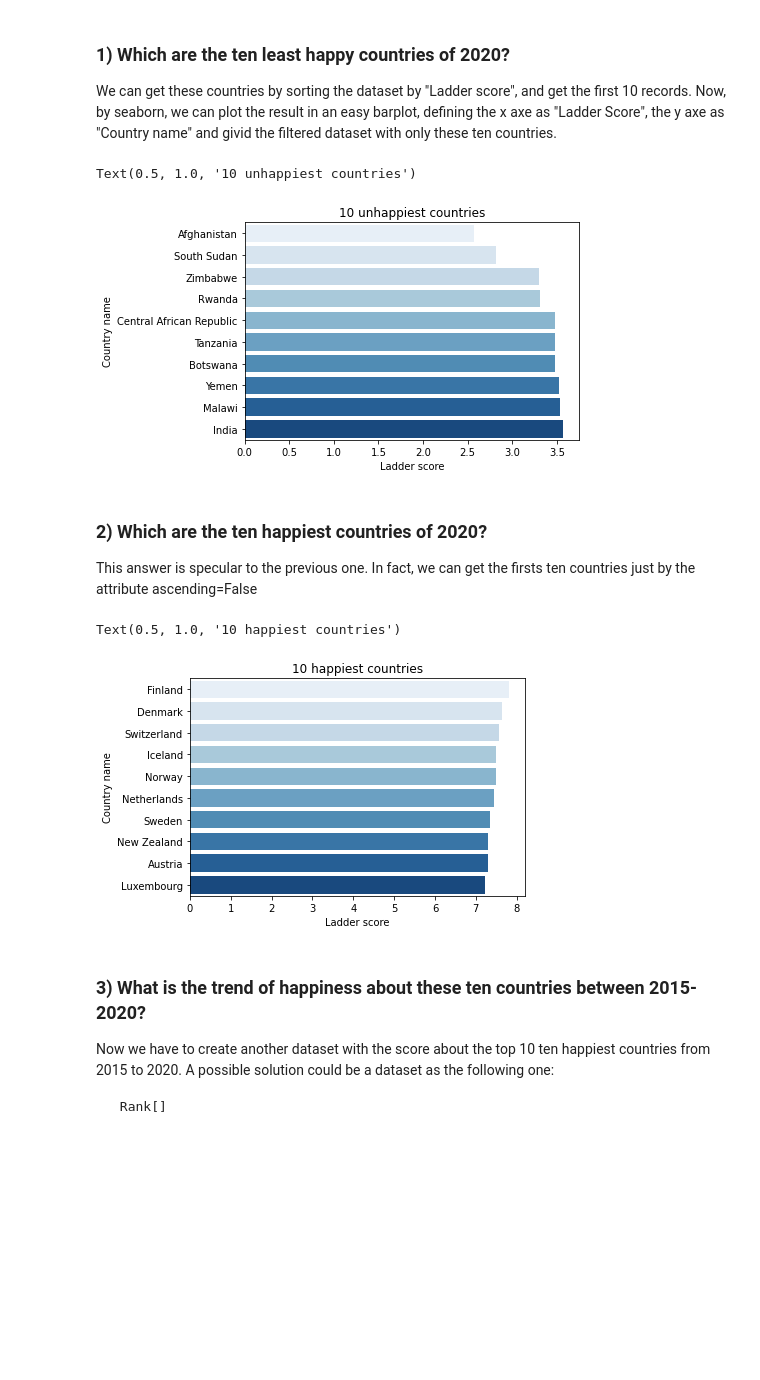
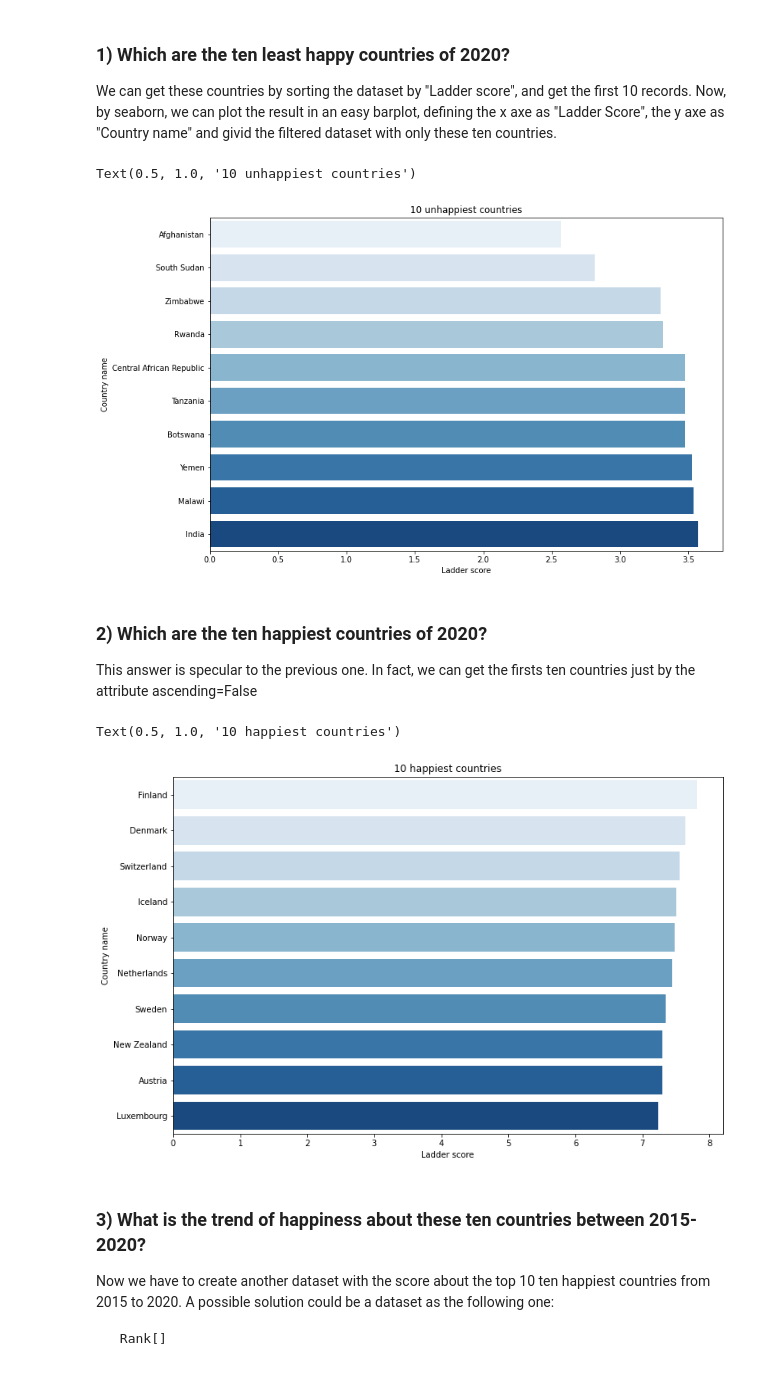
Before and after one commit to francescodisalvo05/WorldHappiness, a Jupyter notebook: World Happiness.ipynb, the cells around one changed output. Drawn from its saved outputs; the diff is of its cells as text; code cells hidden in the pictures; blank space fills up the shorter version.

Commit message:
Update plot's size

```diff
--- a/World Happiness.ipynb
+++ b/World Happiness.ipynb
@@ -91,19 +91,21 @@ Now we're ready for answering to all the questions.
 We can get these countries by sorting the dataset by "Ladder score", and get the first 10 records. Now, by seaborn, we can plot the result in an easy barplot, defining the x axe as "Ladder Score", the y axe as "Country name" and givid the filtered dataset with only these ten countries.
 # %%
 less10 = df_2020.sort_values(by='Ladder score').head(10)
+plt.figure(figsize=(12, 8))
 sns.barplot(x="Ladder score", y="Country name", data=less10, palette="Blues").set_title("10 unhappiest countries")
 # %% [output]
 Text(0.5, 1.0, '10 unhappiest countries')
-[figure, old version]
+[figure, new version]
 # %% [markdown]
 ### 2) Which are the ten happiest countries of 2020?
 This answer is specular to the previous one. In fact, we can get the firsts ten countries just by the attribute ascending=False
 # %%
 top10 = df_2020.sort_values(by='Ladder score', ascending=False).head(10)
+plt.figure(figsize=(12, 8))
 sns.barplot(x="Ladder score", y="Country name", data=top10, palette="Blues").set_title("10 happiest countries")
 # %% [output]
 Text(0.5, 1.0, '10 happiest countries')
-[figure, old version]
+[figure, new version]
 # %% [markdown]
 ### 3) What is the trend of happiness about these ten countries between 2015-2020?
 Now we have to create another dataset with the score about the top 10 ten happiest countries from 2015 to 2020.
```
Also changed, not shown: 2 other files.
